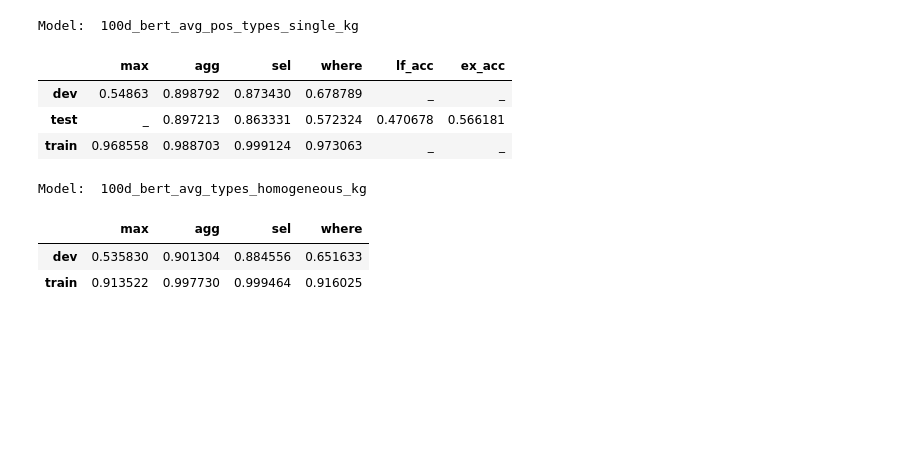
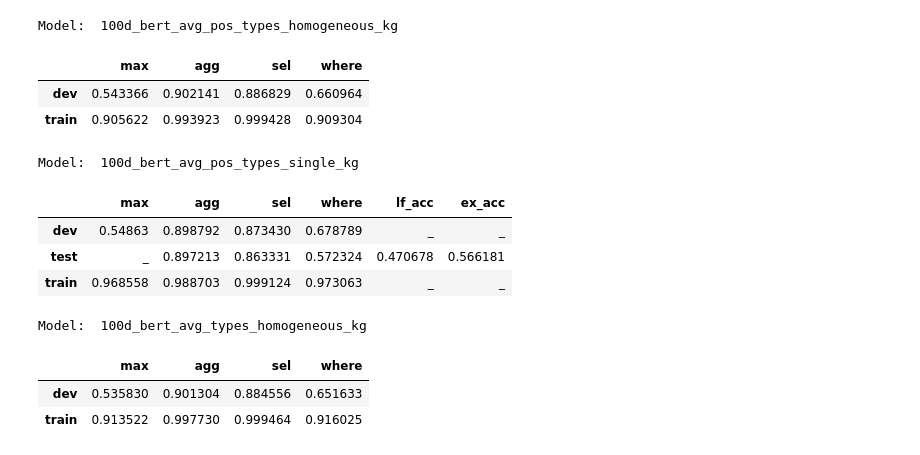
Before and after one commit to LukasMut/TypeSQL-plus-BERT, a Jupyter notebook: results.ipynb, the cells around one changed output. Cells and saved outputs as stored; diff of their text form; code cells hidden in the pictures; blank space fills up the shorter version.

```diff
--- a/results.ipynb
+++ b/results.ipynb
@@ -47,6 +47,13 @@ def show_plots(metric, idx):
 # %%
 results_train = get_results()
 results_test = get_results(train=False)
+# %%
+mk_dataframe(next(iter(results_train)))
+# %% [output]
+Model:  100d_bert_avg_pos_types_homogeneous_kg
+|  | max | agg | sel | where |
+| dev | 0.543366 | 0.902141 | 0.886829 | 0.660964 |
+| train | 0.905622 | 0.993923 | 0.999428 | 0.909304 |
 # %%
 mk_dataframe(next(iter(results_train)), next(iter(results_test)))
 # %% [output]
```
Also changed, not shown: parts of 3 cells of this notebook.
